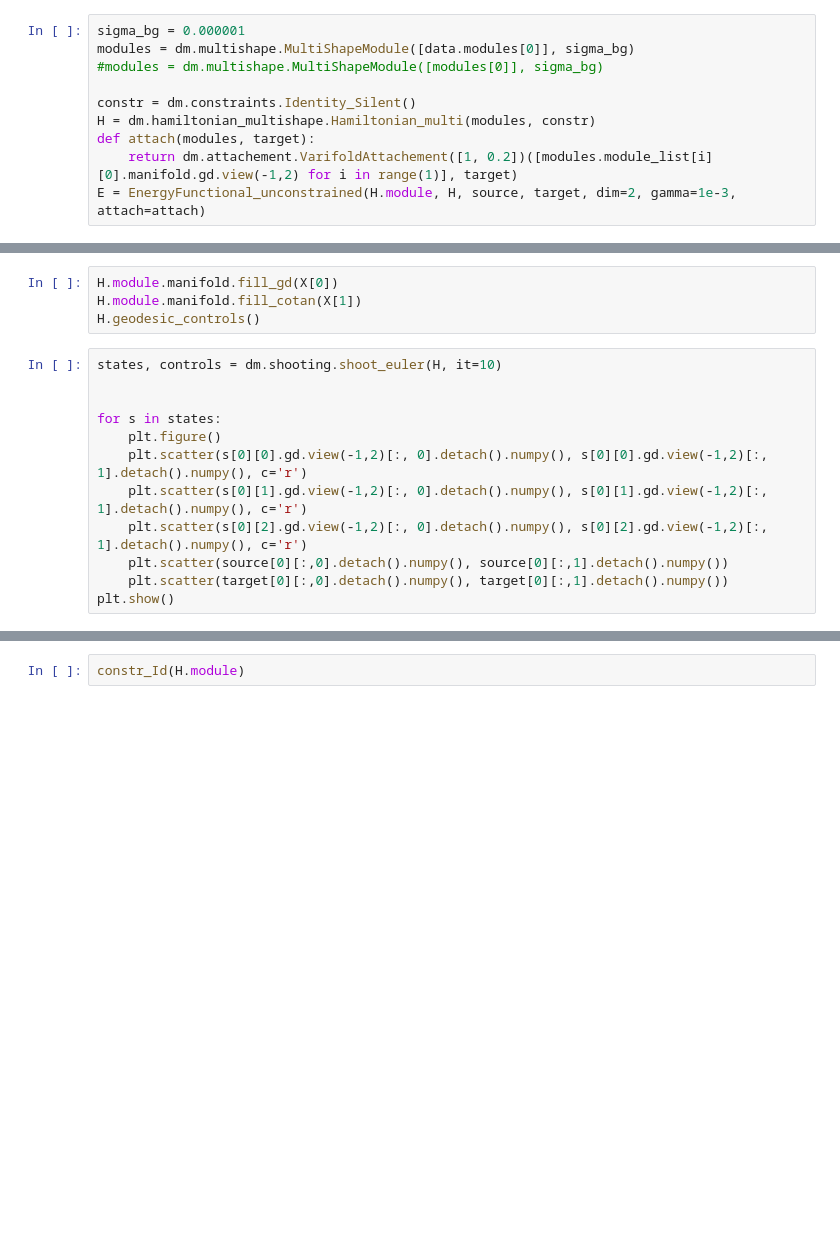
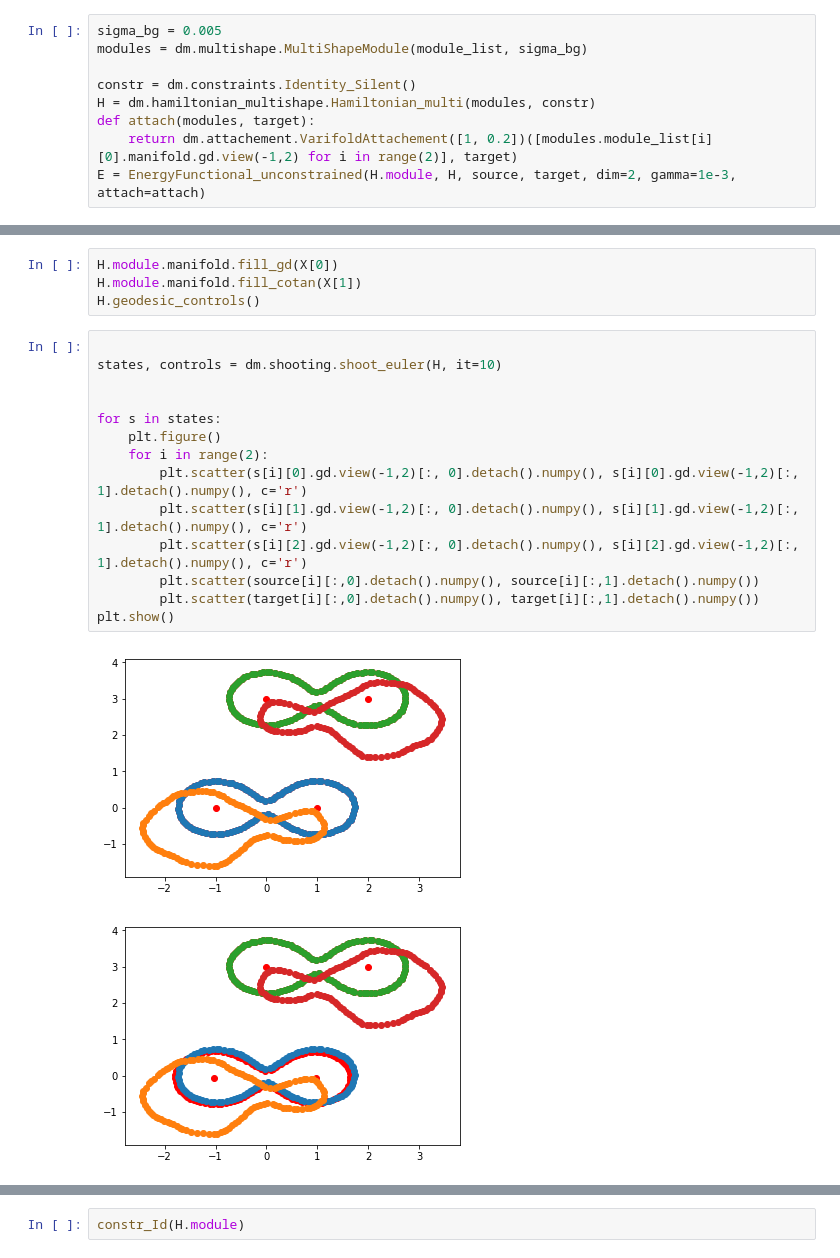
Before and after one commit to RosaKow/Masterthesis, a Jupyter notebook: notebooks/Matching_Nuts-Multi.ipynb, the cells around one changed output, grey strips where cells are left out. Cells and saved outputs as stored; diff of their text form; blank space fills up the shorter version.

```diff
--- a/notebooks/Matching_Nuts-Multi.ipynb
+++ b/notebooks/Matching_Nuts-Multi.ipynb
@@ -45,10 +73,9 @@ plt.show()
 # %%
-sigma_bg = 0.000001
-modules = dm.multishape.MultiShapeModule([data.modules[0]], sigma_bg)
-#modules = dm.multishape.MultiShapeModule([modules[0]], sigma_bg)
+sigma_bg = 0.005
+modules = dm.multishape.MultiShapeModule(module_list, sigma_bg)
 
 constr = dm.constraints.Identity_Silent()
 H = dm.hamiltonian_multishape.Hamiltonian_multi(modules, constr)
 def attach(modules, target):
-    return dm.attachement.VarifoldAttachement([1, 0.2])([modules.module_list[i][0].manifold.gd.view(-1,2) for i in range(1)], target)
+    return dm.attachement.VarifoldAttachement([1, 0.2])([modules.module_list[i][0].manifold.gd.view(-1,2) for i in range(2)], target)
 E = EnergyFunctional_unconstrained(H.module, H, source, target, dim=2, gamma=1e-3, attach=attach)
@@ -86,14 +138,19 @@ H.module.manifold.fill_gd(X[0])
 H.module.manifold.fill_cotan(X[1])
 H.geodesic_controls()
 # %%
+
 states, controls = dm.shooting.shoot_euler(H, it=10)
 
 
 for s in states:
     plt.figure()
-    plt.scatter(s[0][0].gd.view(-1,2)[:, 0].detach().numpy(), s[0][0].gd.view(-1,2)[:, 1].detach().numpy(), c='r')
-    plt.scatter(s[0][1].gd.view(-1,2)[:, 0].detach().numpy(), s[0][1].gd.view(-1,2)[:, 1].detach().numpy(), c='r')
-    plt.scatter(s[0][2].gd.view(-1,2)[:, 0].detach().numpy(), s[0][2].gd.view(-1,2)[:, 1].detach().numpy(), c='r')
-    plt.scatter(source[0][:,0].detach().numpy(), source[0][:,1].detach().numpy())
-    plt.scatter(target[0][:,0].detach().numpy(), target[0][:,1].detach().numpy())
+    for i in range(2):
+        plt.scatter(s[i][0].gd.view(-1,2)[:, 0].detach().numpy(), s[i][0].gd.view(-1,2)[:, 1].detach().numpy(), c='r')
+        plt.scatter(s[i][1].gd.view(-1,2)[:, 0].detach().numpy(), s[i][1].gd.view(-1,2)[:, 1].detach().numpy(), c='r')
+        plt.scatter(s[i][2].gd.view(-1,2)[:, 0].detach().numpy(), s[i][2].gd.view(-1,2)[:, 1].detach().numpy(), c='r')
+        plt.scatter(source[i][:,0].detach().numpy(), source[i][:,1].detach().numpy())
+        plt.scatter(target[i][:,0].detach().numpy(), target[i][:,1].detach().numpy())
 plt.show()
+# %% [output]
+[figure, added]
+[figure, added]
```
Also changed, not shown: parts of 10 cells of this notebook, 5 other files.
